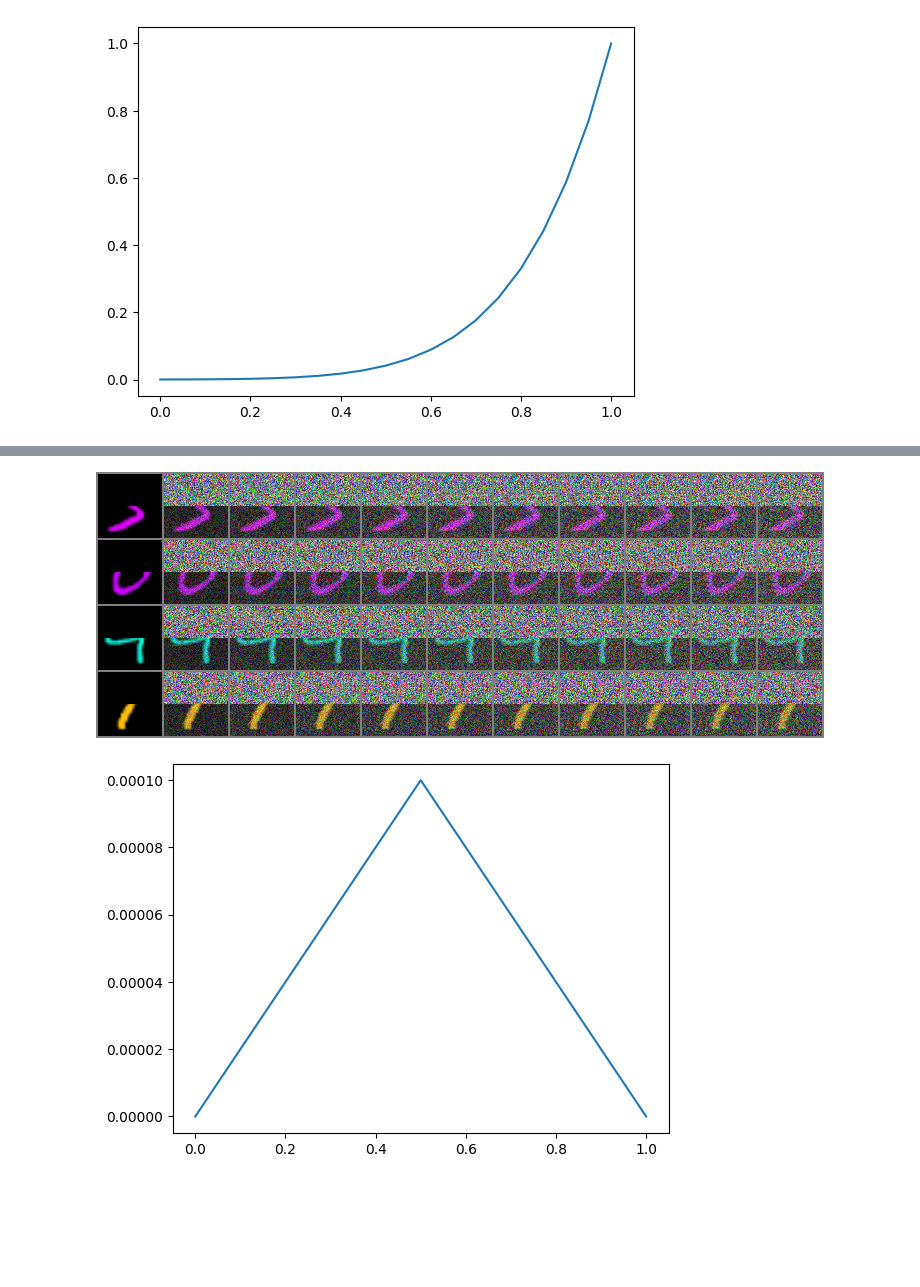
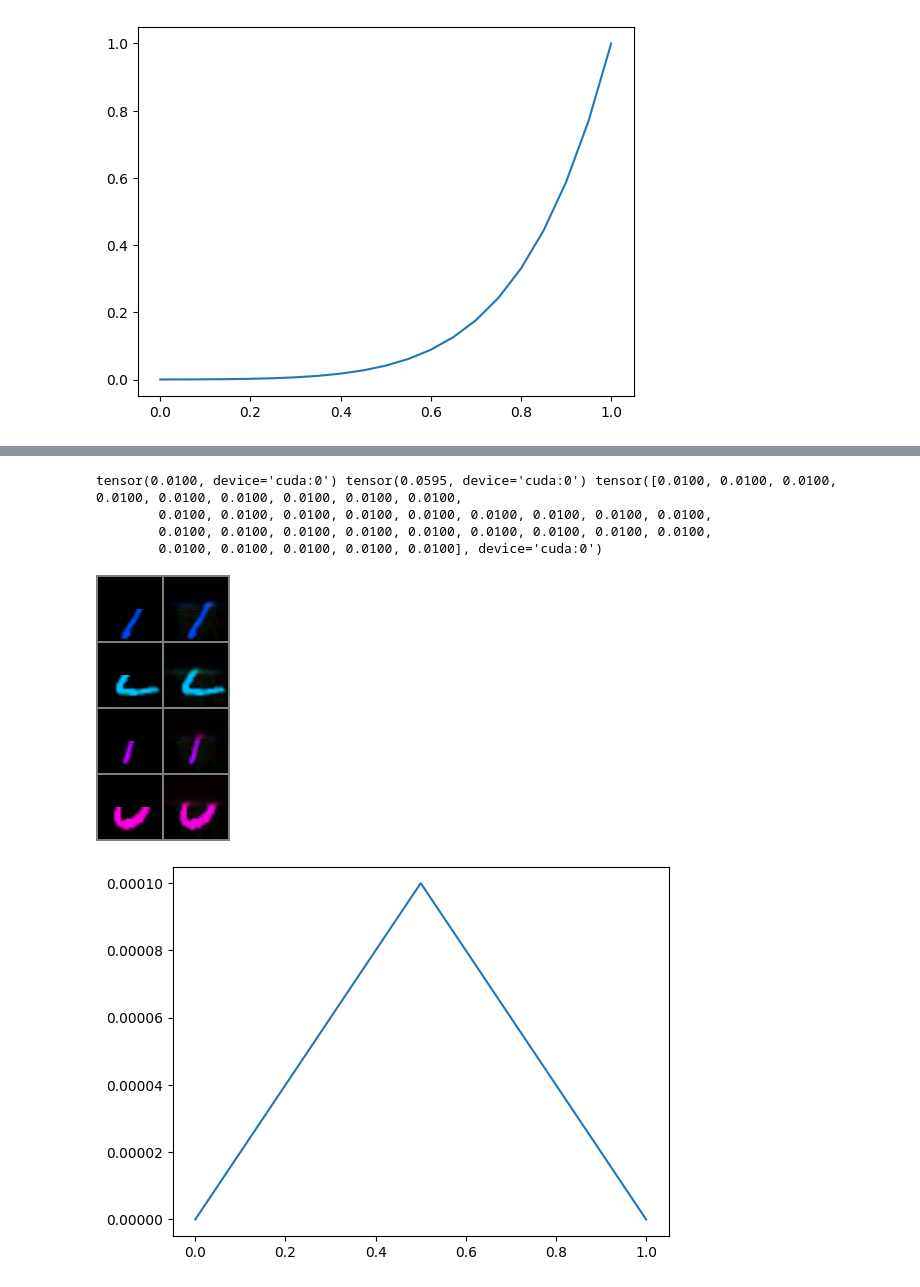
Before and after one commit to kkorolev1/bridge_matching, a Jupyter notebook: experiment.ipynb, the cells around one changed output, grey strips where cells are left out. Saved outputs shown, nothing was run; the diff lists cells and outputs as text; code cells hidden in the pictures; blank space fills up the shorter version.

```diff
--- a/experiment.ipynb
+++ b/experiment.ipynb
@@ -149,3 +161,9 @@ sampling_params = {
+# %%
+sampling_params = {
+    "num_steps": 20,
+    "vis_steps": 20,
+    "timesteps": "uniform",
+}
 # %%
 plt.plot(torch.linspace(0, 1, 21), get_timesteps_diff(sampling_params, device).cpu())
 # %% [output]
@@ -154,18 +181,23 @@ plt.plot(torch.linspace(0, 1, 21), get_timesteps_diff(sampling_params, device).c
 # %%
-x1 = batch.to(device)
-x0 = InpaintingTransform()(x1)
-pred_x1, trajectory = sample_euler(model, x0, sampling_params, save_history=True)
+bridge = BrownianBridge(gamma=0.01)
+x_orig = batch.to(device)
+x_trans = InpaintingTransform()(x_orig)
+x_pred, trajectory = sample_euler(bridge, model, x_trans, sampling_params, save_history=True)
 
 trajectory_len = len(trajectory)
 trajectory = torch.stack(trajectory, dim=0)
 n_pictures_sampling = 4
 trajectory = trajectory[:, :n_pictures_sampling, ...]
 trajectory = trajectory.permute(1, 0, 2, 3, 4).reshape(-1, *trajectory.shape[-3:])
 trajectory_grid = make_grid(trajectory, nrow=trajectory_len)
+
+tensor_to_image(trajectory_grid)
+# %% [output]
+tensor(0.0100, device='cuda:0') tensor(0.0595, device='cuda:0') tensor([0.0100, 0.0100, 0.0100, 0.0100, 0.0100, 0.0100, 0.0100, 0.0100, 0.0100,
+        0.0100, 0.0100, 0.0100, 0.0100, 0.0100, 0.0100, 0.0100, 0.0100, 0.0100,
+        0.0100, 0.0100, 0.0100, 0.0100, 0.0100, 0.0100, 0.0100, 0.0100, 0.0100,
+        0.0100, 0.0100, 0.0100, 0.0100, 0.0100], device='cuda:0')
+[figure, added]
-# %%
-tensor_to_image(trajectory_grid)
-# %% [output]
-[figure, removed]
 # %%
 t = torch.linspace(0, 1, 1000)
 beta_max = 1e-4
```
Also changed, not shown: parts of 11 cells of this notebook, 11 other files.
